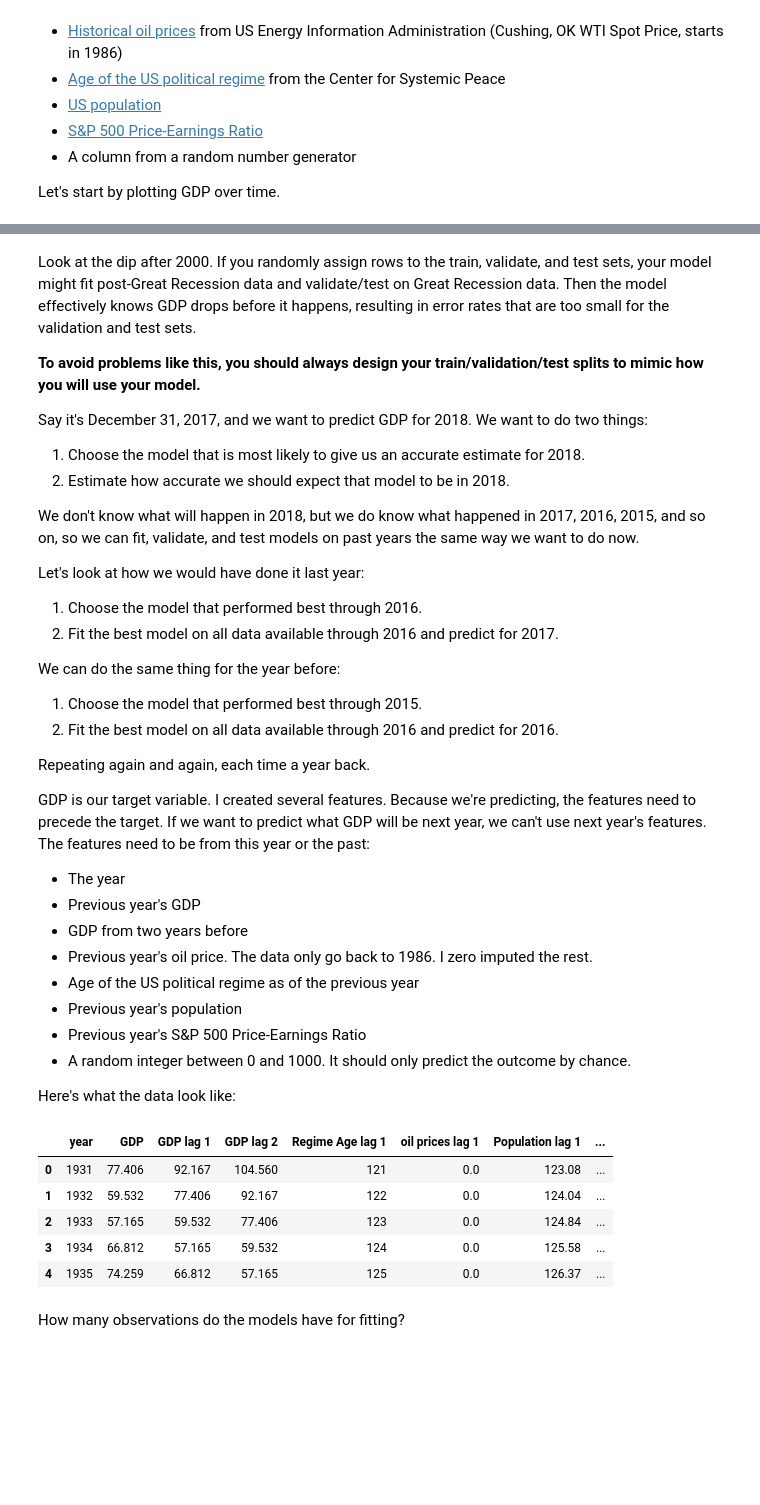
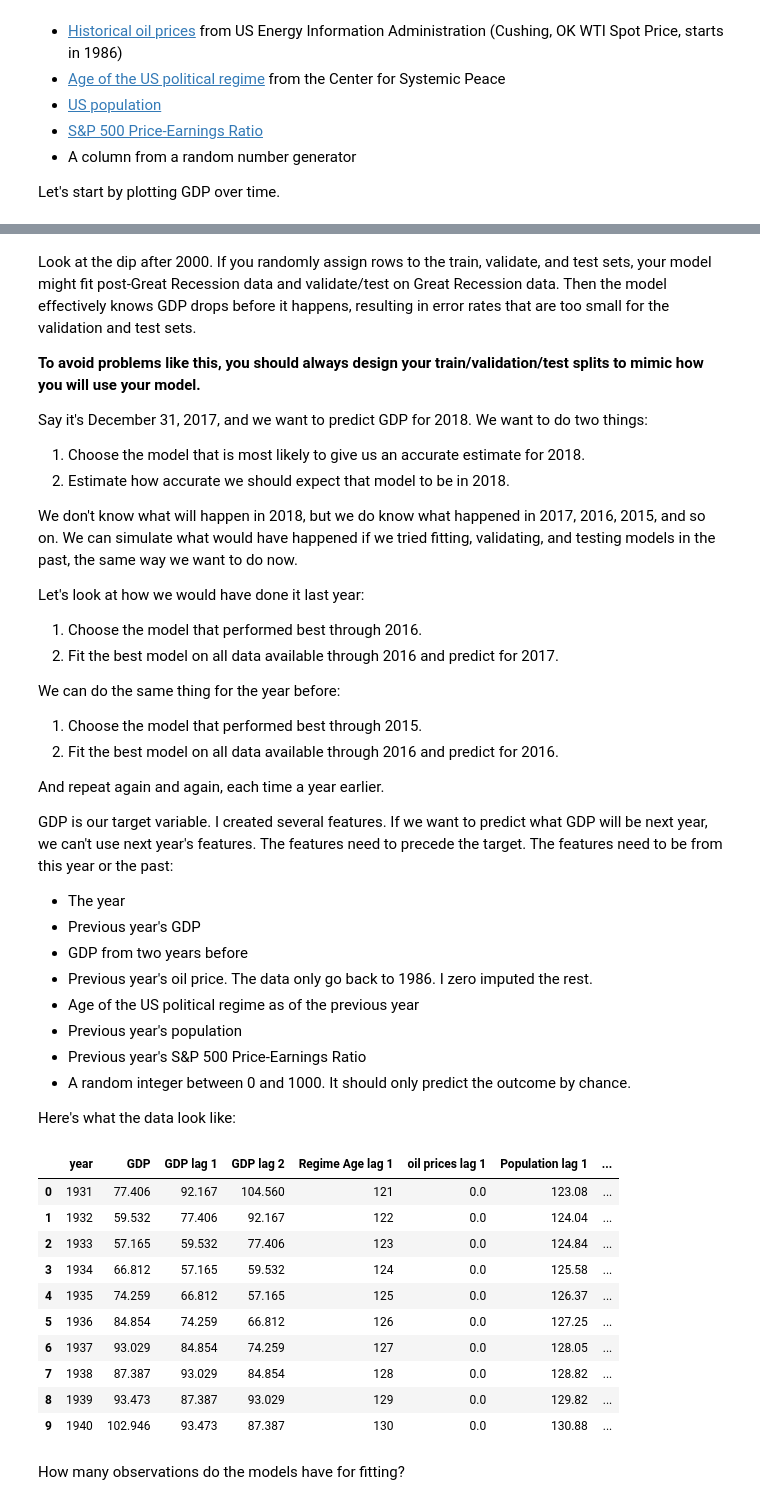
Before and after one commit to dssg/hitchhikers-guide, a Jupyter notebook: curriculum/3_modeling_and_machine_learning/machine-learning/predicting_GDP.ipynb, the cells around one changed output, grey strips where cells are left out. Cells and saved outputs as stored; diff of their text form; code cells hidden in the pictures; blank space fills up the shorter version.

```diff
--- a/curriculum/3_modeling_and_machine_learning/machine-learning/predicting_GDP.ipynb
+++ b/curriculum/3_modeling_and_machine_learning/machine-learning/predicting_GDP.ipynb
@@ -64,7 +64,7 @@ Say it's December 31, 2017, and we want to predict GDP for 2018. We want to do t
 1. Choose the model that is most likely to give us an accurate estimate for 2018.
 2. Estimate how accurate we should expect that model to be in 2018.
 
-We don't know what will happen in 2018, but we do know what happened in 2017, 2016, 2015, and so on, so we can fit, validate, and test models on past years the same way we want to do now.
+We don't know what will happen in 2018, but we do know what happened in 2017, 2016, 2015, and so on. We can simulate what would have happened if we tried fitting, validating, and testing models in the past, the same way we want to do now.
 <!---If it's reasonable to assume [stationarity](https://en.wikipedia.org/wiki/Stationary_process) and a thin-tailed distribution (which GDP may not be, but this is an example), this historical approach can work quite well.--->
 
 Let's look at how we would have done it last year:
@@ -77,9 +77,9 @@ We can do the same thing for the year before:
 1. Choose the model that performed best through 2015.
 2. Fit the best model on all data available through 2016 and predict for 2016.
 
-Repeating again and again, each time a year back.
+And repeat again and again, each time a year earlier.
 
-GDP is our target variable. I created several features. Because we're predicting, the features need to precede the target. If we want to predict what GDP will be next year, we can't use next year's features. The features need to be from this year or the past:
+GDP is our target variable. I created several features. If we want to predict what GDP will be next year, we can't use next year's features. The features need to precede the target. The features need to be from this year or the past:
 
 * The year
 * Previous year's GDP
@@ -92,14 +92,19 @@ GDP is our target variable. I created several features. Because we're predicting
 
 Here's what the data look like:
 # %%
-df.head()
+df.head(n=10)
 # %% [output]
 |  | year | GDP | GDP lag 1 | GDP lag 2 | Regime Age lag 1 | oil prices lag 1 | Population lag 1 | ... |
 | 0 | 1931 | 77.406 | 92.167 | 104.560 | 121 | 0.0 | 123.08 | ... |
 | 1 | 1932 | 59.532 | 77.406 | 92.167 | 122 | 0.0 | 124.04 | ... |
 | 2 | 1933 | 57.165 | 59.532 | 77.406 | 123 | 0.0 | 124.84 | ... |
 | 3 | 1934 | 66.812 | 57.165 | 59.532 | 124 | 0.0 | 125.58 | ... |
 | 4 | 1935 | 74.259 | 66.812 | 57.165 | 125 | 0.0 | 126.37 | ... |
+| 5 | 1936 | 84.854 | 74.259 | 66.812 | 126 | 0.0 | 127.25 | ... |
+| 6 | 1937 | 93.029 | 84.854 | 74.259 | 127 | 0.0 | 128.05 | ... |
+| 7 | 1938 | 87.387 | 93.029 | 84.854 | 128 | 0.0 | 128.82 | ... |
+| 8 | 1939 | 93.473 | 87.387 | 93.029 | 129 | 0.0 | 129.82 | ... |
+| 9 | 1940 | 102.946 | 93.473 | 87.387 | 130 | 0.0 | 130.88 | ... |
 # %% [markdown]
 How many observations do the models have for fitting?
 # %%
```
Also changed, not shown: parts of 20 cells of this notebook.
